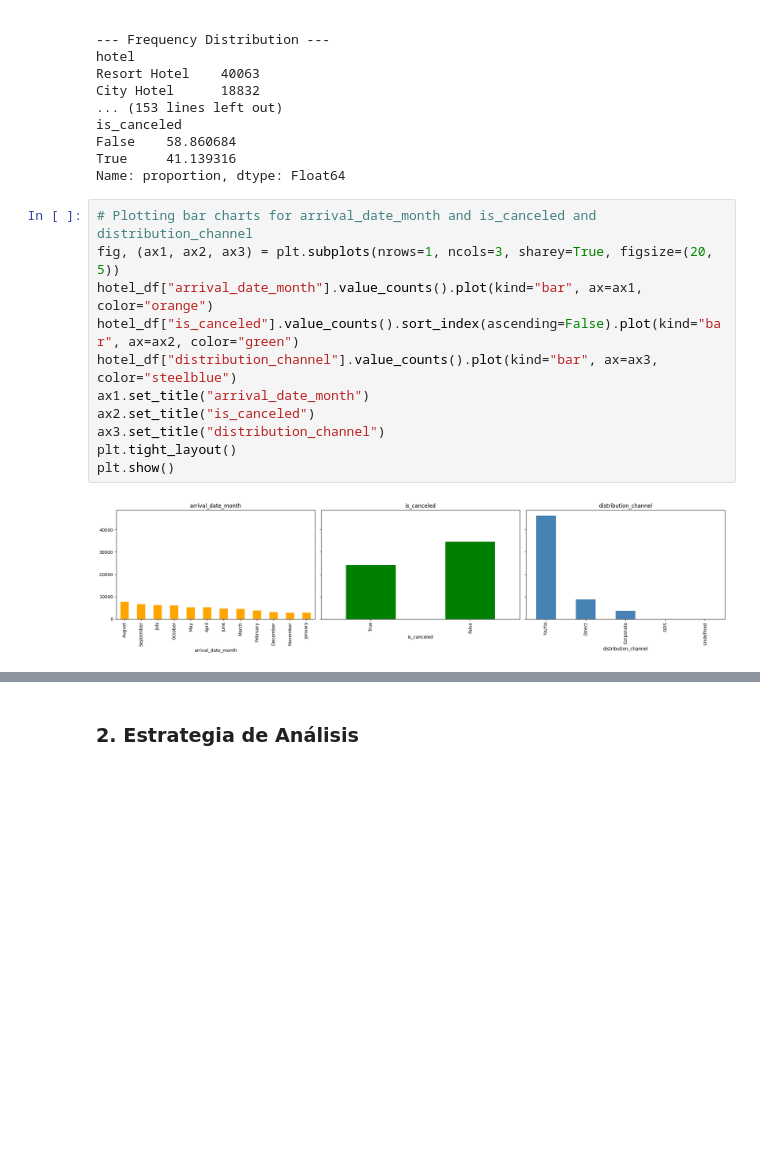
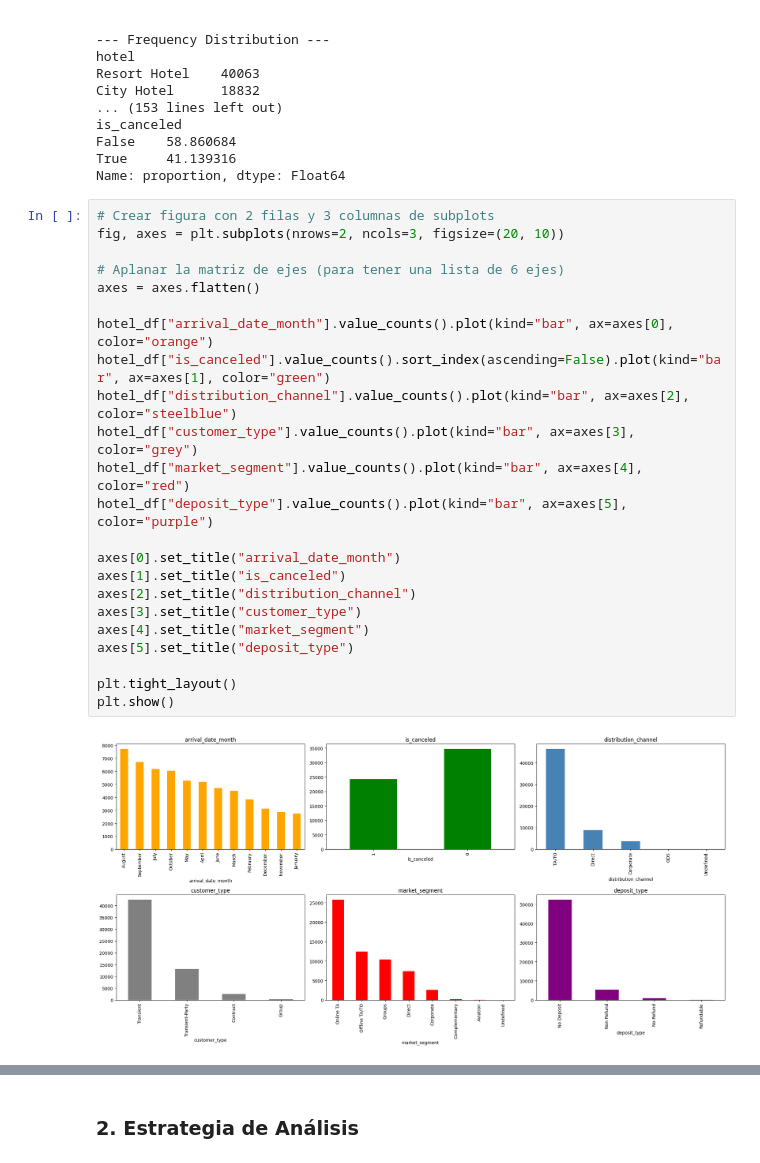
Before and after one commit to lojedaa/Talleres-Ciencia-de-Datos, a Jupyter notebook: Taller_1/Taller1.ipynb, the cells around one changed output, grey strips where cells are left out. Cells and saved outputs as stored; diff of their text form; blank space fills up the shorter version.

```diff
--- a/Taller_1/Taller1.ipynb
+++ b/Taller_1/Taller1.ipynb
@@ -153,15 +221,27 @@ False    58.860684
 True     41.139316
 Name: proportion, dtype: Float64
 # %%
-# Plotting bar charts for arrival_date_month and is_canceled and distribution_channel
-fig, (ax1, ax2, ax3) = plt.subplots(nrows=1, ncols=3, sharey=True, figsize=(20, 5))
-hotel_df["arrival_date_month"].value_counts().plot(kind="bar", ax=ax1, color="orange")
-hotel_df["is_canceled"].value_counts().sort_index(ascending=False).plot(kind="bar", ax=ax2, color="green")
-hotel_df["distribution_channel"].value_counts().plot(kind="bar", ax=ax3, color="steelblue")
-ax1.set_title("arrival_date_month")
-ax2.set_title("is_canceled")
-ax3.set_title("distribution_channel")
+# Crear figura con 2 filas y 3 columnas de subplots
+fig, axes = plt.subplots(nrows=2, ncols=3, figsize=(20, 10))
+
+# Aplanar la matriz de ejes (para tener una lista de 6 ejes)
+axes = axes.flatten()
+
+hotel_df["arrival_date_month"].value_counts().plot(kind="bar", ax=axes[0], color="orange")
+hotel_df["is_canceled"].value_counts().sort_index(ascending=False).plot(kind="bar", ax=axes[1], color="green")
+hotel_df["distribution_channel"].value_counts().plot(kind="bar", ax=axes[2], color="steelblue")
+hotel_df["customer_type"].value_counts().plot(kind="bar", ax=axes[3], color="grey")
+hotel_df["market_segment"].value_counts().plot(kind="bar", ax=axes[4], color="red")
+hotel_df["deposit_type"].value_counts().plot(kind="bar", ax=axes[5], color="purple")
+
+axes[0].set_title("arrival_date_month")
+axes[1].set_title("is_canceled")
+axes[2].set_title("distribution_channel")
+axes[3].set_title("customer_type")
+axes[4].set_title("market_segment")
+axes[5].set_title("deposit_type")
+
 plt.tight_layout()
 plt.show()
 # %% [output]
-[figure, old version]
+[figure, new version]
```
Also changed, not shown: parts of 26 cells of this notebook.
